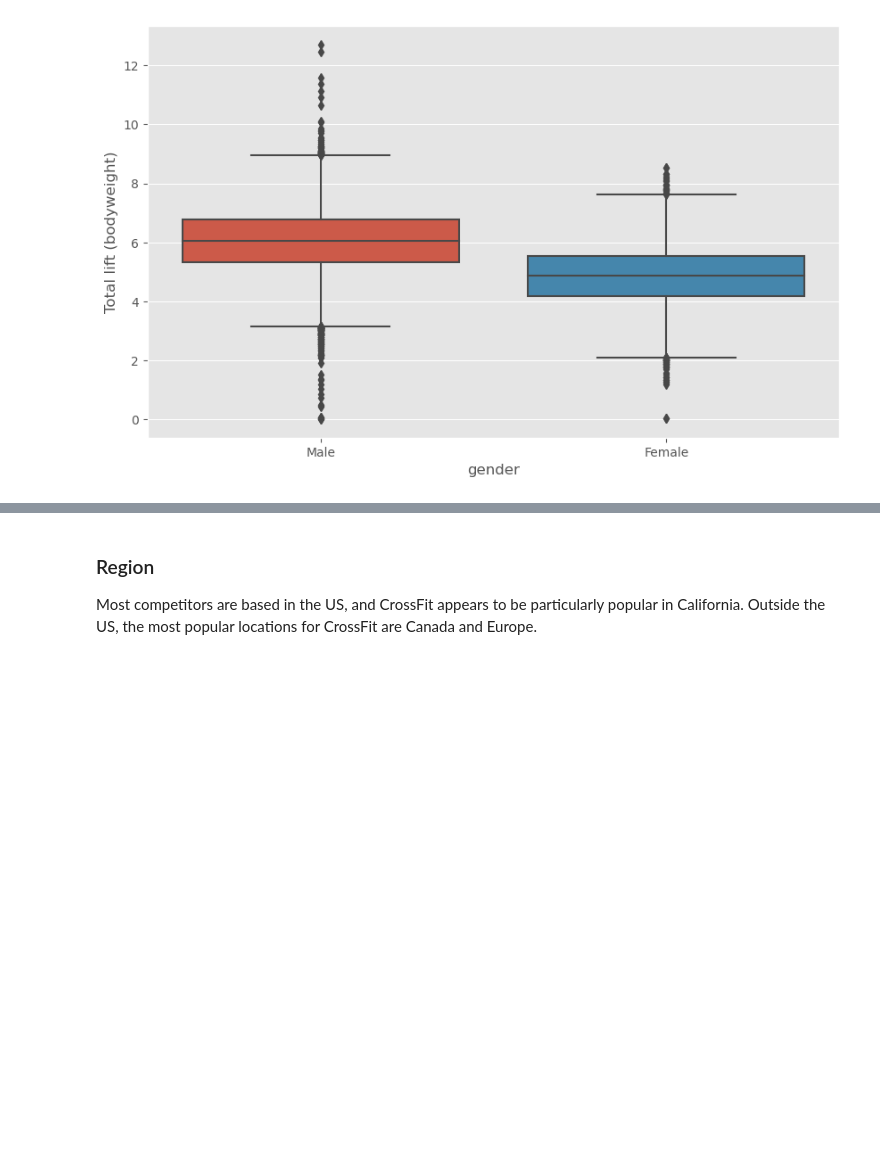
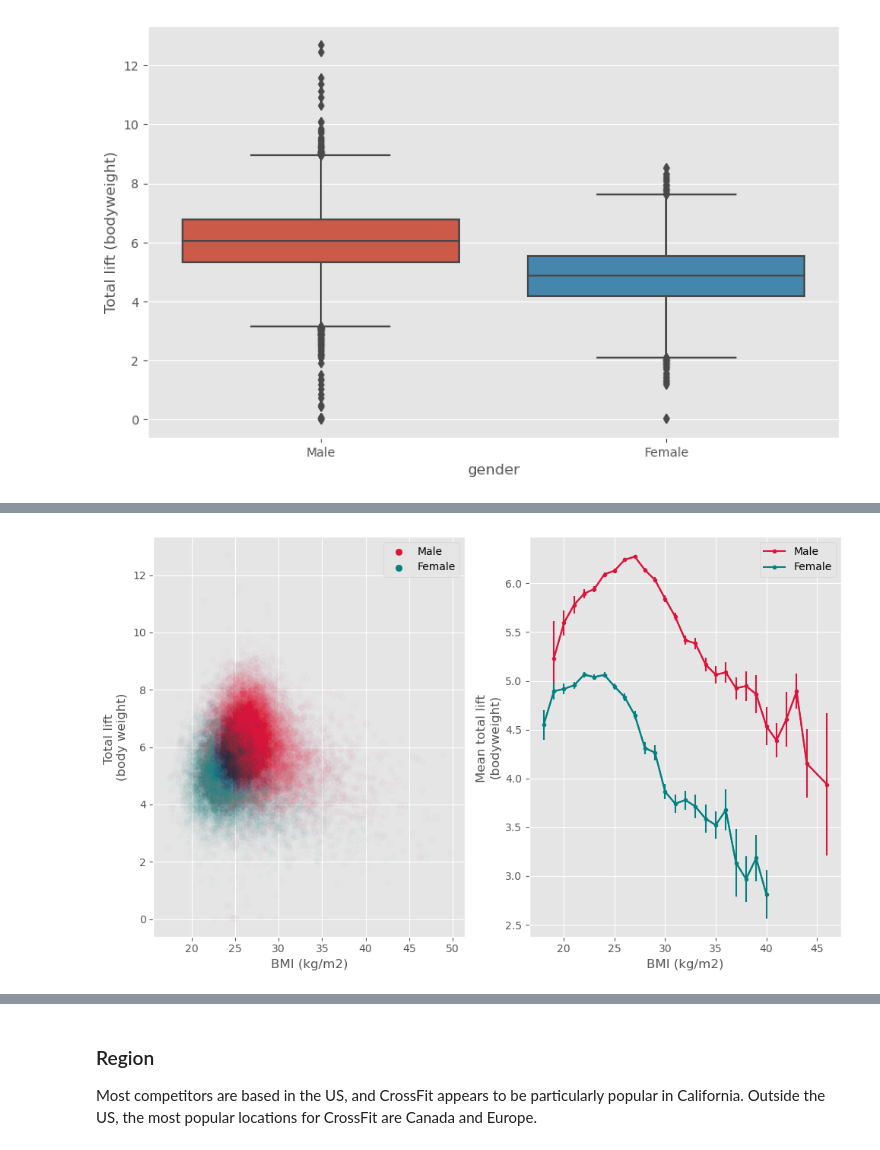
Before and after one commit to NinaCilliers/crossfit_project, a Jupyter notebook: crossfit_project.ipynb, the cells around one changed output, grey strips where cells are left out. Saved outputs shown, nothing was run; the diff lists cells and outputs as text; code cells hidden in the pictures; blank space fills up the shorter version.

```diff
--- a/crossfit_project.ipynb
+++ b/crossfit_project.ipynb
@@ -262,0 +293,23 @@ Text(0, 0.5, 'Total lift (bodyweight)')
+# %%
+plt.subplot(1,2,1)
+plt.scatter(df.BMI[df.gender=='Male'], df.total_lift[df.gender=='Male'],alpha=0.01,color='crimson',label='Male')
+plt.scatter(df.BMI[df.gender=='Female'], df.total_lift[df.gender=='Female'],alpha=0.01,color='teal',label='Female')
+plt.xlabel('BMI (kg/m2)')
+plt.ylabel('Total lift \n(body weight)')
+leg = plt.legend()
+for lh in leg.legendHandles:
+    lh.set_alpha(1)
+
+
+plt.subplot(1,2,2)
+plt.plot(df_bmi_m['bmi_rounded'],df_bmi_m['total_lift']['mean'],'.-',color='crimson',label='Male')
+plt.errorbar(df_bmi_m['bmi_rounded'],df_bmi_m['total_lift']['mean'],yerr=df_bmi_m['total_lift']['standard_error'],color='crimson',label='_male_')
+plt.plot(df_bmi_f['bmi_rounded'],df_bmi_f['total_lift']['mean'],'.-',color='teal',label='Female')
+plt.errorbar(df_bmi_f['bmi_rounded'],df_bmi_f['total_lift']['mean'],yerr=df_bmi_f['total_lift']['standard_error'],color='teal',label='_female_')
+plt.xlabel('BMI (kg/m2)')
+plt.ylabel('Mean total lift \n(bodyweight)')
+plt.legend()
+
+plt.tight_layout()
+# %% [output]
+[figure, added]
```
Also changed, not shown: parts of 9 cells of this notebook.
